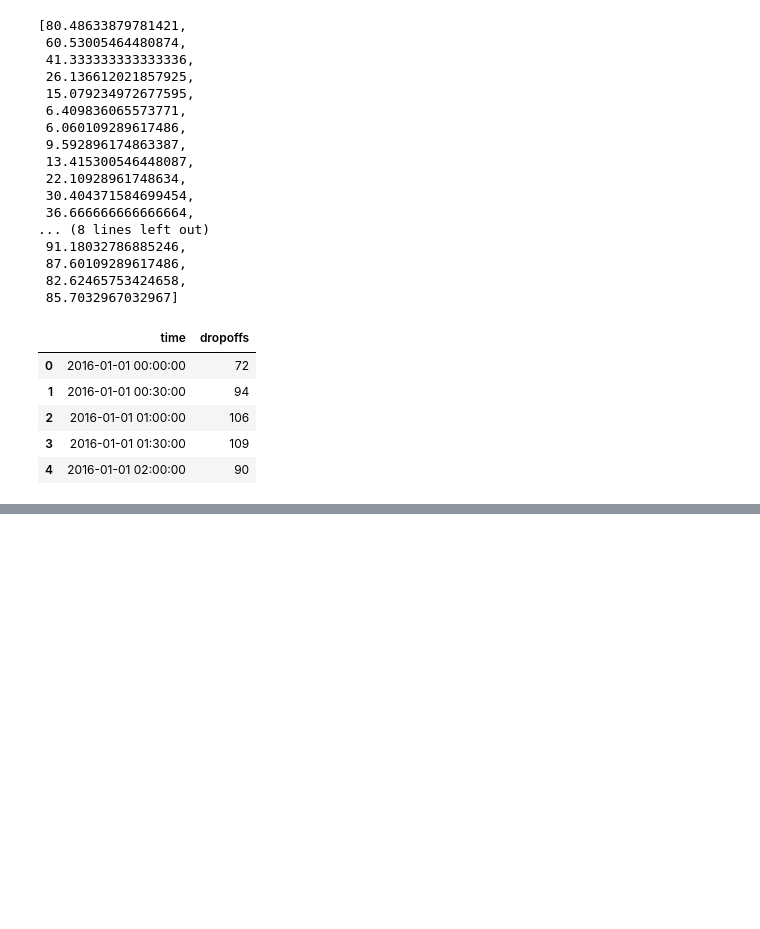
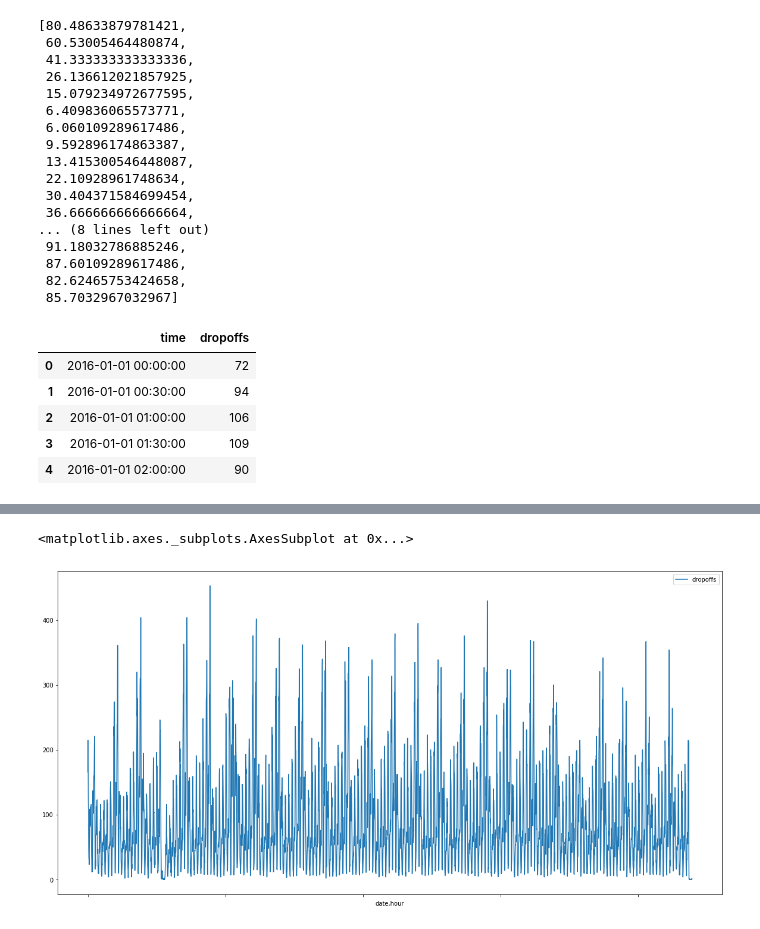
Before and after one commit to inon-peled/dtu_visualization_d3_course, a Jupyter notebook: project/py/prepare_dropoffs_data_for_d3.ipynb, the cells around one changed output, grey strips where cells are left out. Drawn from its saved outputs; the diff is of its cells as text; code cells hidden in the pictures; blank space fills up the shorter version.

```diff
--- a/project/py/prepare_dropoffs_data_for_d3.ipynb
+++ b/project/py/prepare_dropoffs_data_for_d3.ipynb
@@ -122,0 +138,10 @@ for_d3(os.path.join('data', 'dropoffs_bowery_ballroom_0.003.csv.gz'))\
+# %%
+for_d3(os.path.join('data', 'dropoffs_bowery_ballroom_0.003.csv.gz'))\
+    .assign(date=lambda df: df.time.dt.date)\
+    .assign(hour=lambda df: df.time.dt.hour)\
+    .drop(['time', 'venue'], axis=1)\
+    .groupby(['date', 'hour'])\
+    .sum().plot()
+# %% [output]
+<matplotlib.axes._subplots.AxesSubplot at 0x...>
+[figure, added]
```
Also changed, not shown: parts of 7 cells of this notebook, 1 other file.
